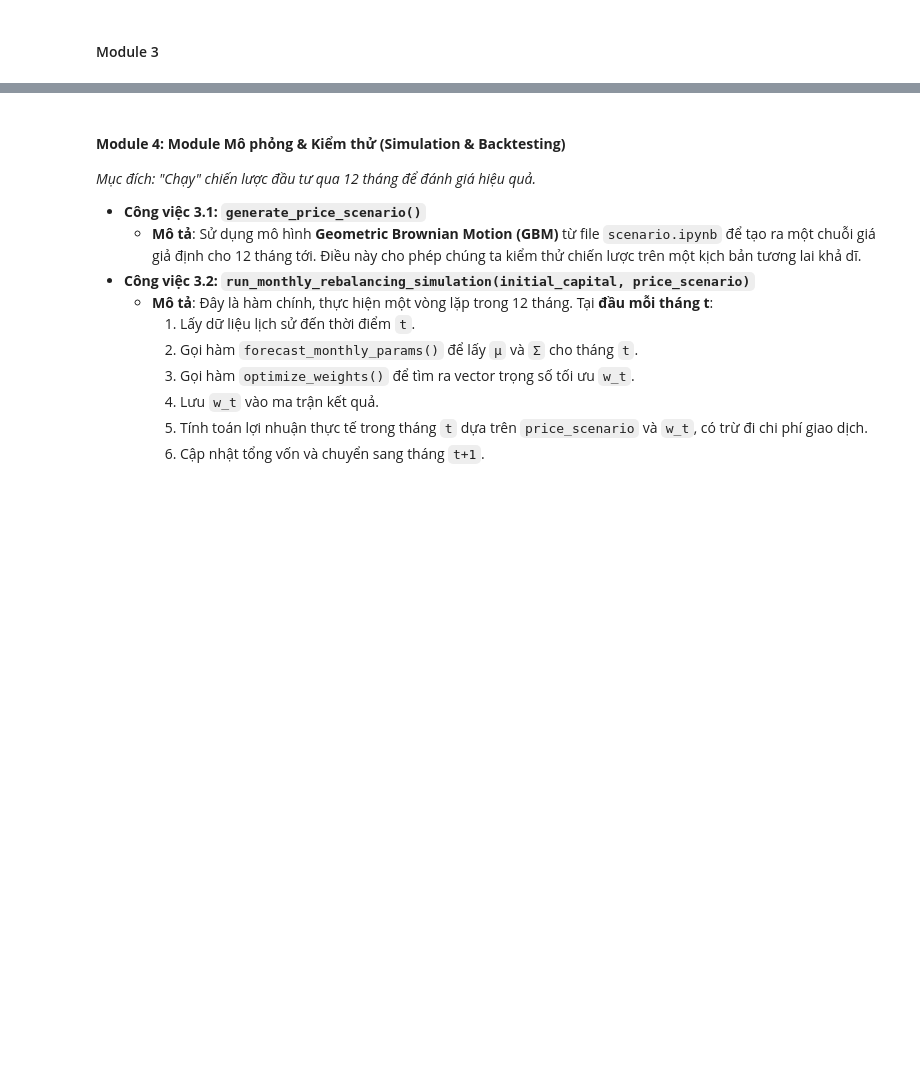
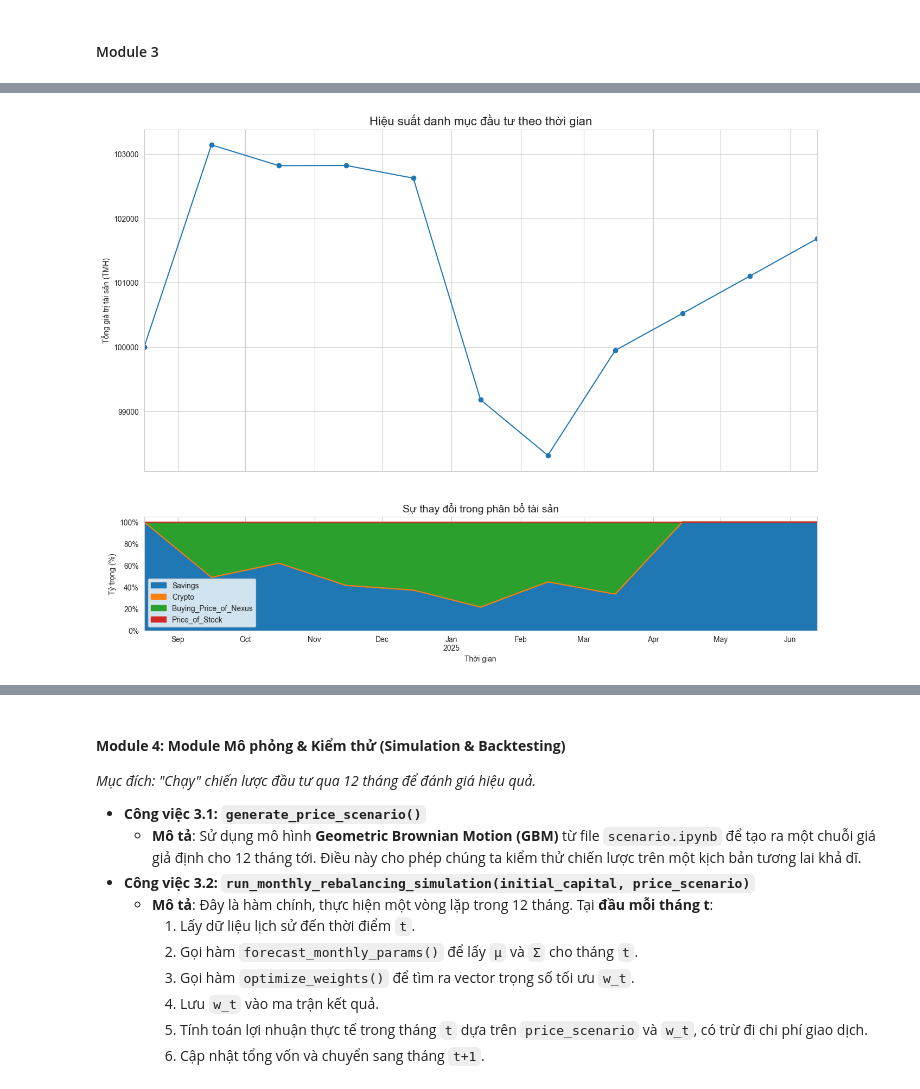
Before and after one commit to nguyenlog205/tmh2025-vong1, a Jupyter notebook: notebooks/model.ipynb, the cells around one changed output, grey strips where cells are left out. Cells and saved outputs as stored; diff of their text form; code cells hidden in the pictures; blank space fills up the shorter version.

```diff
--- a/notebooks/model.ipynb
+++ b/notebooks/model.ipynb
@@ -312,35 +381,22 @@ def run_backtest(
     initial_capital,
     forecast_func,
     optimizer_func,
-    train_window_size=60,
+    train_window_size=90,
     test_months=12,
     days_per_month=30
 ):
     """
-    Thực hiện kiểm thử quá khứ (backtesting) theo phương pháp cửa sổ trượt.
-
-    Parameters:
-        historical_df (pd.DataFrame): Toàn bộ dữ liệu lịch sử đã được làm sạch.
-        initial_capital (float): Vốn ban đầu.
-        forecast_func (function): Hàm dự báo (forecast_monthly_params).
-        optimizer_func (function): Hàm tối ưu hóa (optimize_weights).
-        train_window_size (int): Kích thước cửa sổ ban đầu để training.
-        test_months (int): Số tháng cần kiểm thử.
-
-    Returns:
-        tuple: (capital_history, weights_history)
-            - capital_history (pd.Series): Lịch sử giá trị danh mục qua từng tháng.
-            - weights_history (pd.DataFrame): Lịch sử trọng số danh mục qua từng tháng.
+    Thực hiện kiểm thử quá khứ (backtesting) cho danh mục 4 TÀI SẢN.
     """
     capital = initial_capital
 
-    # Giả định bắt đầu bằng tiền mặt, nên trọng số ban đầu là 0
-    # Cột 'Time' đã được set làm index
-    price_cols = ['Crypto', 'Buying_Price_of_Nexus', 'Price_of_Stock']
-    current_weights = np.array([0.0] * len(price_cols))
+    # Vector 4 tài sản
+    price_cols = ['Savings', 'Crypto', 'Buying_Price_of_Nexus', 'Price_of_Stock']
+    # Bắt đầu với 100% vốn trong Gửi tiết kiệm
+    current_weights = np.array([1.0, 0.0, 0.0, 0.0])
 
-    # Chi phí giao dịch (giả định cho Nexus là 0, sẽ xử lý sau)
-    transaction_costs = {'Crypto': 0.0015, 'Price_of_Stock': 0.0015, 'Buying_Price_of_Nexus': 0}
+    # Chi phí giao dịch chỉ áp dụng cho tài sản rủi ro
+    transaction_costs = {'Crypto': 0.0015, 'Price_of_Stock': 0.0015, 'Savings': 0, 'Buying_Price_of_Nexus': 0}
 
     # Lists để lưu lịch sử
     capital_history = [initial_capital]
@@ -356,31 +412,27 @@ def run_backtest(
             print(f"Dữ liệu không đủ để kiểm thử tháng {month + 1}. Dừng lại.")
             break
 
-        # 1. Lấy cửa sổ dữ liệu để dự báo
+        # 1. Dự báo và Tối ưu hóa
         train_window = historical_df.iloc[:train_end_index]
+        mu, sigma = forecast_func(train_window)
 
-        # 2. Dự báo và Tối ưu hóa
-        mu, sigma = forecast_func(train_window)
-        # Bỏ cột Selling_Price nếu có
+        # Bỏ các cột không cần thiết nếu có
         if 'Selling_Price_of_Nexus' in mu.index:
             mu = mu.drop('Selling_Price_of_Nexus')
-            sigma = sigma.drop(columns='Selling_Price_of_Nexus').drop('Selling_Price_of_Nexus')
+            sigma = sigma.drop(columns='Selling_Price_of_Nexus', errors='ignore').drop('Selling_Price_of_Nexus', errors='ignore')
 
         target_weights = optimizer_func(mu, sigma)
 
-        # 3. Tính toán hiệu suất và chi phí
-        # Chi phí giao dịch = tổng chi phí mua và bán
+        # 2. Tính toán hiệu suất và chi phí
         weights_change = np.abs(target_weights - current_weights)
         cost_rate_vector = np.array([transaction_costs.get(col, 0) for col in price_cols])
         total_transaction_cost = np.sum(weights_change * capital * cost_rate_vector)
 
         capital_after_rebalance = capital - total_transaction_cost
 
-        # Lợi nhuận thực tế trong tháng
+        # 3. Lợi nhuận thực tế trong tháng
         test_window = historical_df.iloc[train_end_index:test_end_index]
-        # Lợi nhuận của từng tài sản trong tháng
         asset_returns = (test_window[price_cols].iloc[-1] / test_window[price_cols].iloc[0]) - 1
-        # Lợi nhuận danh mục
         portfolio_return_month = np.sum(asset_returns * target_weights)
 
         # 4. Cập nhật vốn và lưu lịch sử
@@ -391,8 +443,46 @@ def run_backtest(
         weights_history.append(current_weights)
         dates_history.append(test_window.index[-1])
 
-    # Chuyển thành DataFrame/Series để dễ phân tích
     capital_history = pd.Series(data=capital_history, index=dates_history)
     weights_history = pd.DataFrame(data=weights_history, index=dates_history, columns=price_cols)
 
     return capital_history, weights_history
+
+# --- Chạy lại mô phỏng và trực quan hóa ---
+# Đảm bảo df có cột 'Savings' đã được tạo ở bước 1
+initial_capital = 100000
+capital_over_time, weights_over_time = run_backtest(
+    historical_df=df.set_index('Time'),
+    initial_capital=initial_capital,
+    forecast_func=forecast_monthly_params,
+    optimizer_func=optimize_weights,
+    train_window_size=90, # Có thể thay đổi
+    test_months=12
+)
+
+# In kết quả cuối cùng
+print("\n--- KẾT QUẢ KIỂM THỬ (BACKTESTING) VỚI 4 TÀI SẢN ---")
+print(f"Vốn ban đầu: {initial_capital:,.0f} TMH")
+print(f"Vốn cuối kỳ: {capital_over_time.iloc[-1]:,.0f} TMH")
+print(f"Tổng lợi nhuận: {(capital_over_time.iloc[-1]/initial_capital - 1):.2%}")
+
+# Trực quan hóa kết quả
+fig, axes = plt.subplots(nrows=2, ncols=1, figsize=(16, 12), sharex=True, gridspec_kw={'height_ratios': [3, 1]})
+axes[0].plot(capital_over_time.index, capital_over_time, marker='o', linestyle='-')
+axes[0].set_title('Hiệu suất danh mục đầu tư theo thời gian', fontsize=16)
+axes[0].set_ylabel('Tổng giá trị tài sản (TMH)')
+axes[0].grid(True)
+
+weights_over_time.plot(kind='area', ax=axes[1], stacked=True)
+axes[1].set_title('Sự thay đổi trong phân bổ tài sản', fontsize=14)
+axes[1].set_ylabel('Tỷ trọng (%)')
+axes[1].set_xlabel('Thời gian')
+axes[1].set_yticklabels(['{:.0%}'.format(x) for x in axes[1].get_yticks()])
+
+fig.tight_lightout()
+plt.show()
+
+# In ra ma trận trọng số
+print("\n--- Ma trận trọng số (Weights Matrix) ---")
+display((weights_over_time.round(4) * 100).to_string(float_format="%.2f%%"))
+# %% [output]
@@ -399,3 +496,4 @@ def run_backtest(
+[figure, added]
 # %%
 # Chạy mô phỏng
 initial_capital = 100000
```
Also changed, not shown: parts of 15 cells of this notebook.
